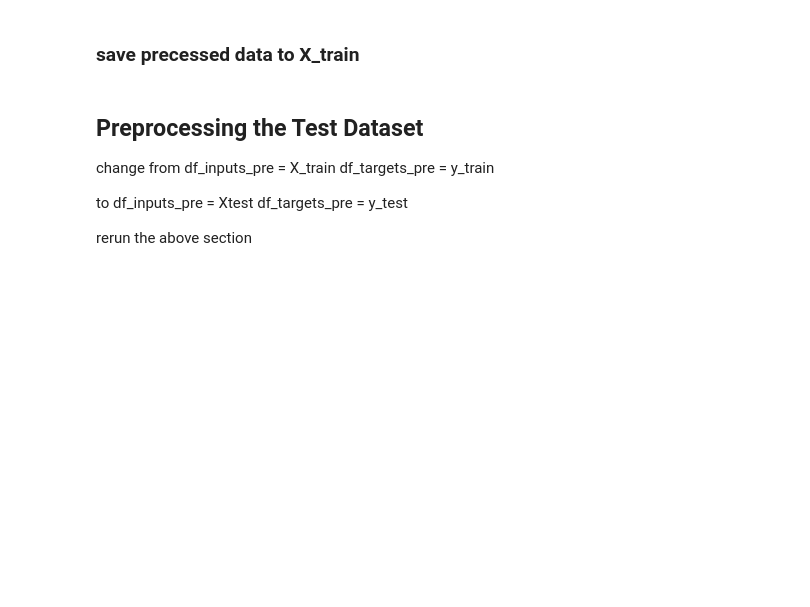
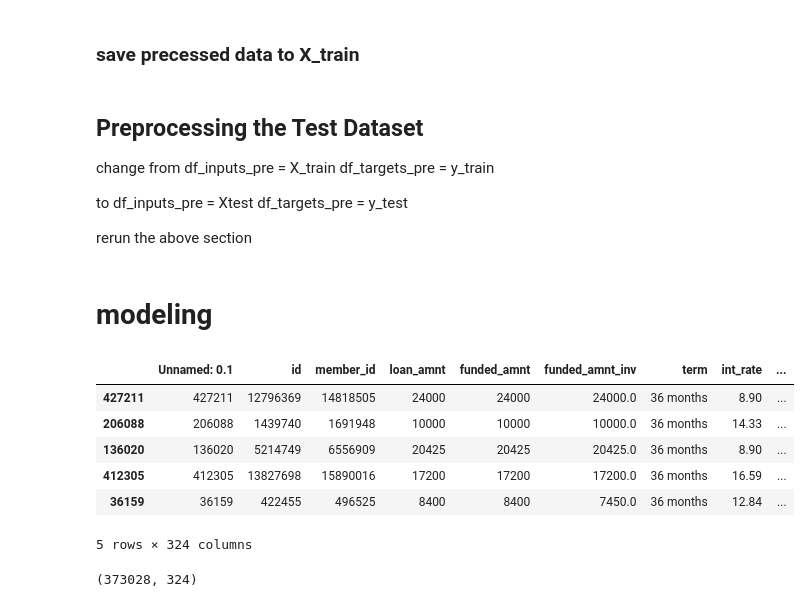
Before and after one commit to harryzyz/CreditRiskDemo, a Jupyter notebook: demo_to_be_named.ipynb, the cells around one changed output. Cells and saved outputs as stored; diff of their text form; code cells hidden in the pictures; blank space fills up the shorter version.

Commit message:
model built. back off to a little data processing

```diff
--- a/demo_to_be_named.ipynb
+++ b/demo_to_be_named.ipynb
@@ -1566,0 +752,2 @@ plot_by_woe(df_temp,90)
+# %%
+pd.options.display.max_rows = 100
@@ -1589 +806,24 @@ X_test.to_csv('loan_data_inputs_test.csv')
 y_test.to_csv('loan_data_targets_test.csv')
+# %% [markdown]
+# modeling
+# %%
+inputs_train = pd.read_csv('loan_data_inputs_train.csv', index_col=0)
+targets_train = pd.read_csv('loan_data_targets_train.csv', index_col=0)
+# , header=None)
+inputs_test = pd.read_csv('loan_data_inputs_test.csv', index_col=0)
+targets_test = pd.read_csv('loan_data_targets_test.csv', index_col=0)
+#, header=None)
+# %%
+inputs_train.head()
+# %% [output]
+|  | Unnamed: 0.1 | id | member_id | loan_amnt | funded_amnt | funded_amnt_inv | term | int_rate | ... |
+| 427211 | 427211 | 12796369 | 14818505 | 24000 | 24000 | 24000.0 | 36 months | 8.90 | ... |
+| 206088 | 206088 | 1439740 | 1691948 | 10000 | 10000 | 10000.0 | 36 months | 14.33 | ... |
+| 136020 | 136020 | 5214749 | 6556909 | 20425 | 20425 | 20425.0 | 36 months | 8.90 | ... |
+| 412305 | 412305 | 13827698 | 15890016 | 17200 | 17200 | 17200.0 | 36 months | 16.59 | ... |
+| 36159 | 36159 | 422455 | 496525 | 8400 | 8400 | 7450.0 | 36 months | 12.84 | ... |
+5 rows × 324 columns
+# %%
+inputs_train.shape
+# %% [output]
+(373028, 324)
```
Also changed, not shown: parts of 155 cells of this notebook, 2 other files.
